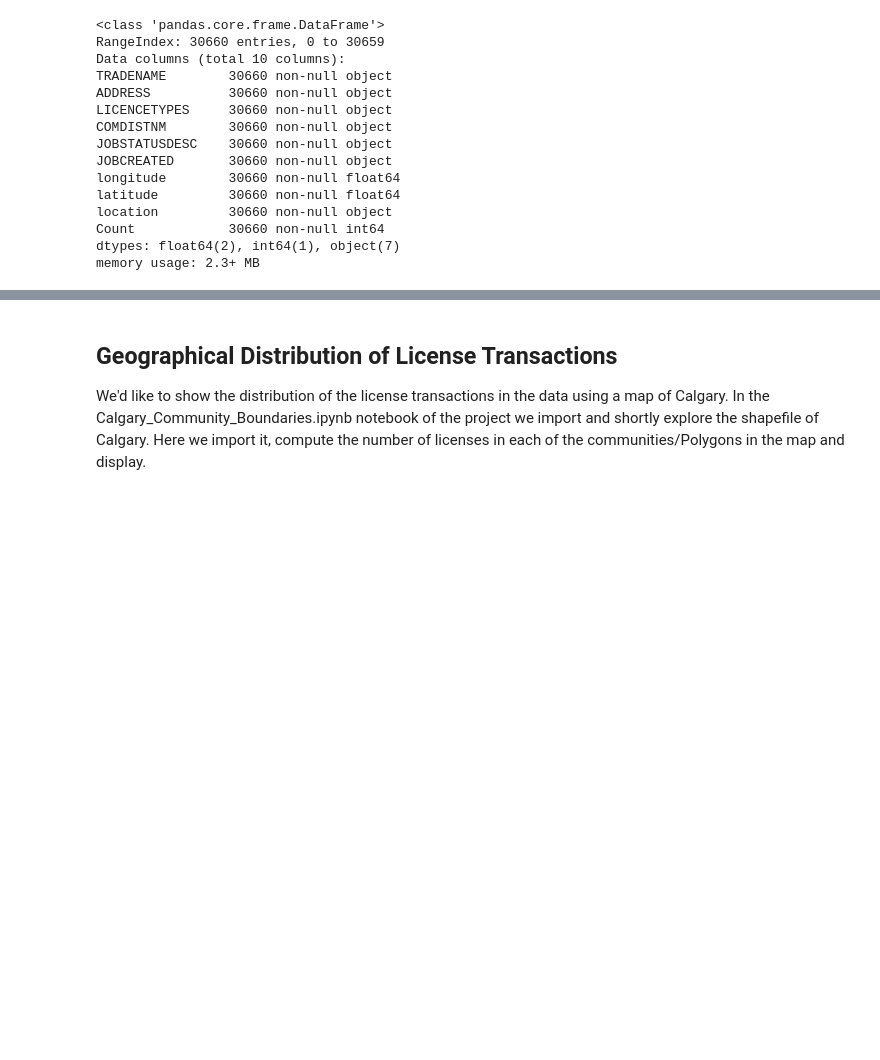
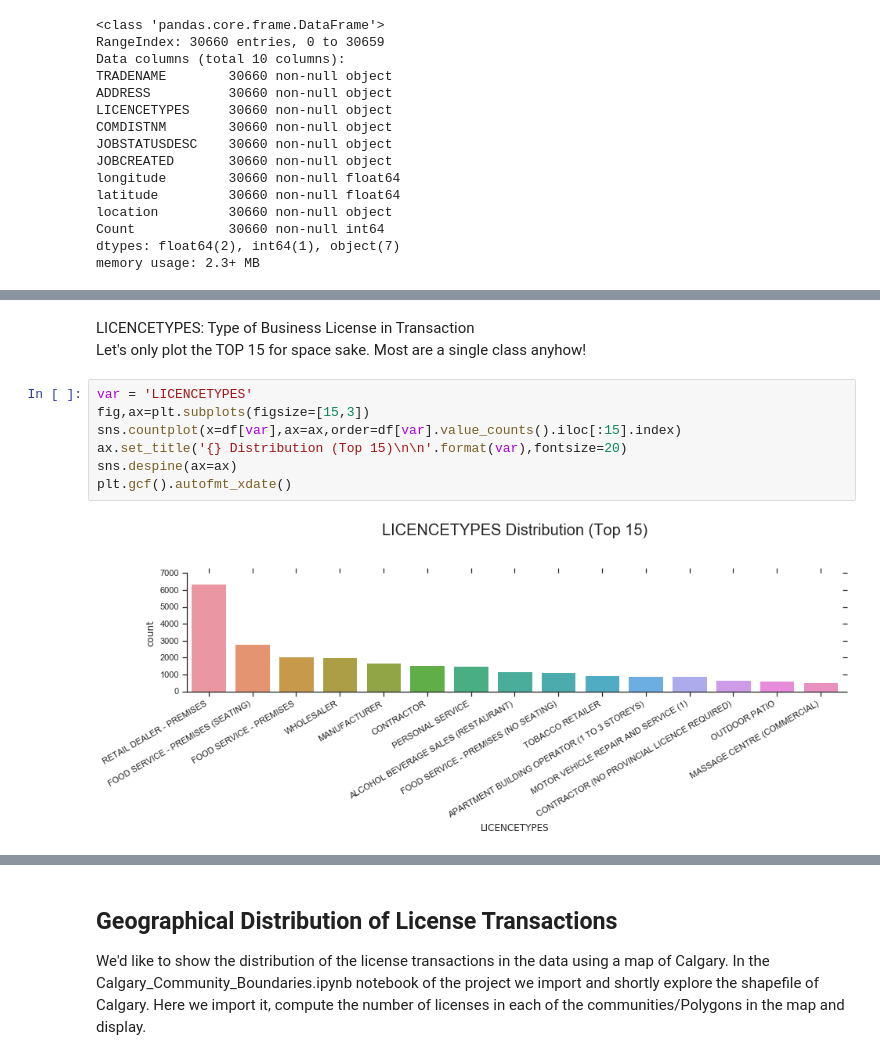
Before and after one commit to reubengazer/Calgary-Business-Licenses, a Jupyter notebook: Business_License_EDA.ipynb, the cells around one changed output, grey strips where cells are left out. Saved outputs shown, nothing was run; the diff lists cells and outputs as text; blank space fills up the shorter version.

```diff
--- a/Business_License_EDA.ipynb
+++ b/Business_License_EDA.ipynb
@@ -52,0 +79,12 @@ plt.gcf().autofmt_xdate()
+# %% [markdown]
+LICENCETYPES: Type of Business License in Transaction
+Let's only plot the TOP 15 for space sake. Most are a single class anyhow!
+# %%
+var = 'LICENCETYPES'
+fig,ax=plt.subplots(figsize=[15,3])
+sns.countplot(x=df[var],ax=ax,order=df[var].value_counts().iloc[:15].index)
+ax.set_title('{} Distribution (Top 15)\n\n'.format(var),fontsize=20)
+sns.despine(ax=ax)
+plt.gcf().autofmt_xdate()
+# %% [output]
+[figure, added]
```
Also changed, not shown: parts of 14 cells of this notebook.
